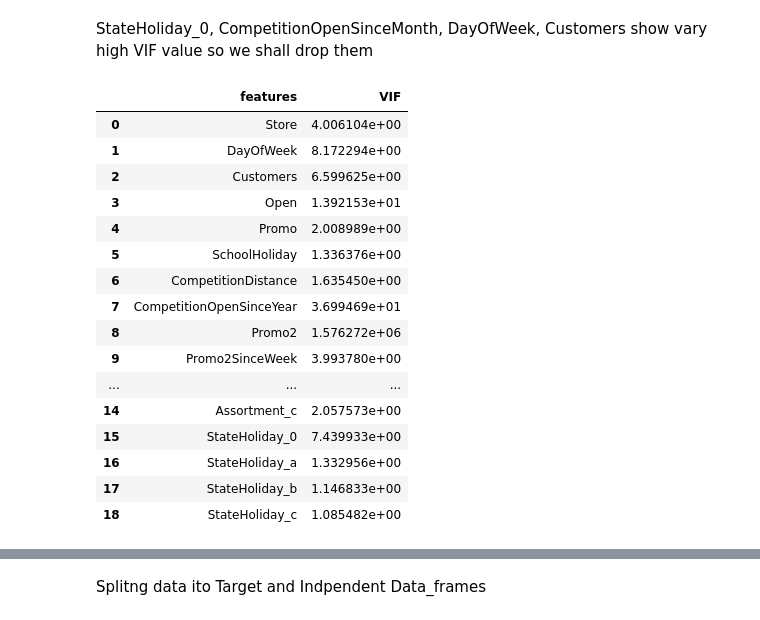
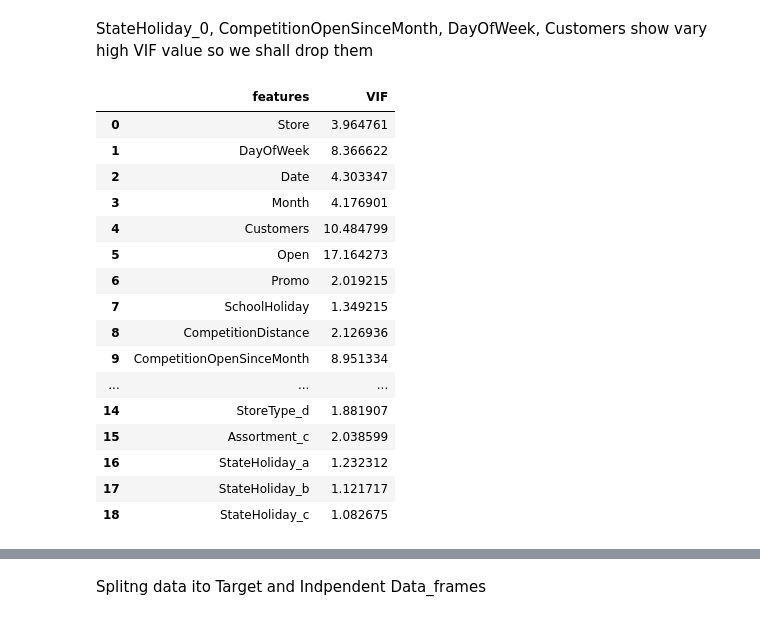
Before and after one commit to SaamarthMeston/Capstone-Project-2---Rossmann-s-sales-prediction, a Jupyter notebook: Rossmann_Sales_Prediction_Capstone_Project.ipynb, the cells around one changed output, grey strips where cells are left out. Saved outputs shown, nothing was run; the diff lists cells and outputs as text; code cells hidden in the pictures.

```diff
--- a/Rossmann_Sales_Prediction_Capstone_Project.ipynb
+++ b/Rossmann_Sales_Prediction_Capstone_Project.ipynb
@@ -562,0 +797,2 @@ Customer is showing very high correlation with sales, which should be obviou but
+# %%
+Full_Df.drop(Full_Df[(Full_Df.Sales> 14050)].index ,axis = 0, inplace= True)
@@ -641,8 +854,8 @@ Index(['Store', 'DayOfWeek', 'Date', 'Customers', 'Open', 'Promo',
       dtype='object')
 # %%
-Full_Df = Full_Df[['Store', 'DayOfWeek', 'Date', 'Customers', 'Open', 'Promo',
-       'SchoolHoliday', 'CompetitionDistance', 'CompetitionOpenSinceMonth',
-       'CompetitionOpenSinceYear', 'Promo2', 'Promo2SinceWeek',
-       'Promo2SinceYear', 'StoreType_b', 'StoreType_c', 'StoreType_d',
-       'Assortment_b', 'Assortment_c', 'StateHoliday_0', 'StateHoliday_a',
-       'StateHoliday_b', 'StateHoliday_c', 'Sales']]
+Full_Df = Full_Df[['Store', 'DayOfWeek', 'Date', 'Month', 'Year', 'Customers', 'Open',
+       'Promo', 'SchoolHoliday', 'CompetitionDistance',
+       'CompetitionOpenSinceMonth', 'CompetitionOpenSinceYear', 'Promo2',
+       'Promo2SinceWeek', 'Promo2SinceYear', 'StoreType_b',
+       'StoreType_c', 'StoreType_d', 'Assortment_b', 'Assortment_c',
+       'StateHoliday_a', 'StateHoliday_b', 'StateHoliday_c', 'Sales']]
@@ -678,0 +915,4 @@ Full_Df.drop(['Assortment_b'],axis = 1,inplace=True)
+# %%
+Full_Df.drop(['Promo2SinceYear'],axis = 1,inplace=True)
+# %%
+Full_Df.drop(['Promo2SinceWeek'],axis = 1,inplace=True)
@@ -708,23 +950,23 @@ Cal_Vif(Full_Df[[i for i in Full_Df.describe().columns if i not in ['Sales']]])
 # %% [markdown]
 StateHoliday_0, CompetitionOpenSinceMonth, DayOfWeek, Customers show vary high VIF value so we shall drop them
 # %%
-Cal_Vif(Full_Df[[i for i in Full_Df.describe().columns if i not in ['Sales','CompetitionOpenSinceMonth']]])
+Cal_Vif(Full_Df[[i for i in Full_Df.describe().columns if i not in ['Sales','Year']]])
 # %% [output]
 |  | features | VIF |
-| 0 | Store | 4.006104e+00 |
-| 1 | DayOfWeek | 8.172294e+00 |
-| 2 | Customers | 6.599625e+00 |
-| 3 | Open | 1.392153e+01 |
-| 4 | Promo | 2.008989e+00 |
-| 5 | SchoolHoliday | 1.336376e+00 |
-| 6 | CompetitionDistance | 1.635450e+00 |
-| 7 | CompetitionOpenSinceYear | 3.699469e+01 |
-| 8 | Promo2 | 1.576272e+06 |
-| 9 | Promo2SinceWeek | 3.993780e+00 |
+| 0 | Store | 3.964761 |
+| 1 | DayOfWeek | 8.366622 |
+| 2 | Date | 4.303347 |
+| 3 | Month | 4.176901 |
+| 4 | Customers | 10.484799 |
+| 5 | Open | 17.164273 |
+| 6 | Promo | 2.019215 |
+| 7 | SchoolHoliday | 1.349215 |
+| 8 | CompetitionDistance | 2.126936 |
+| 9 | CompetitionOpenSinceMonth | 8.951334 |
 | ... | ... | ... |
-| 14 | Assortment_c | 2.057573e+00 |
-| 15 | StateHoliday_0 | 7.439933e+00 |
-| 16 | StateHoliday_a | 1.332956e+00 |
-| 17 | StateHoliday_b | 1.146833e+00 |
-| 18 | StateHoliday_c | 1.085482e+00 |
+| 14 | StoreType_d | 1.881907 |
+| 15 | Assortment_c | 2.038599 |
+| 16 | StateHoliday_a | 1.232312 |
+| 17 | StateHoliday_b | 1.121717 |
+| 18 | StateHoliday_c | 1.082675 |
 # %%
```
Also changed, not shown: parts of 222 cells of this notebook.
